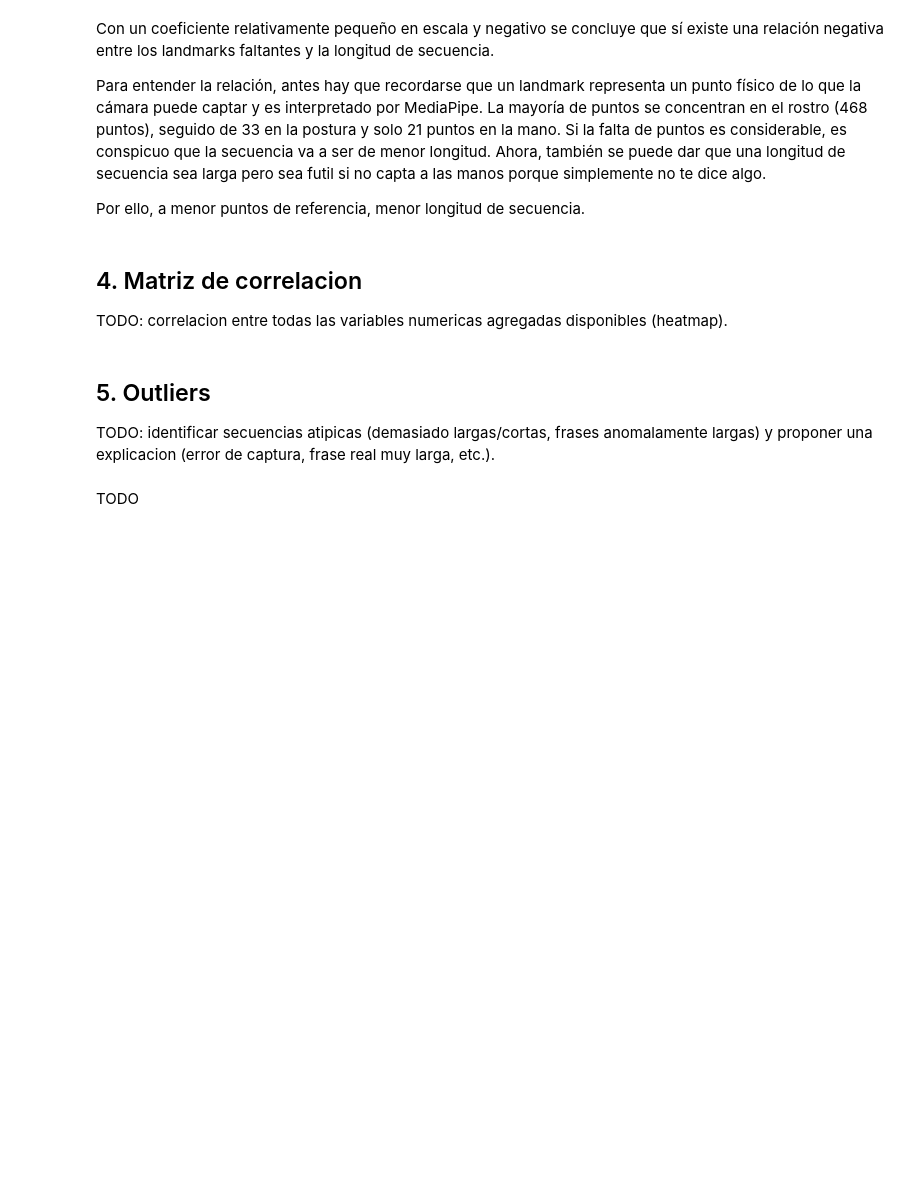
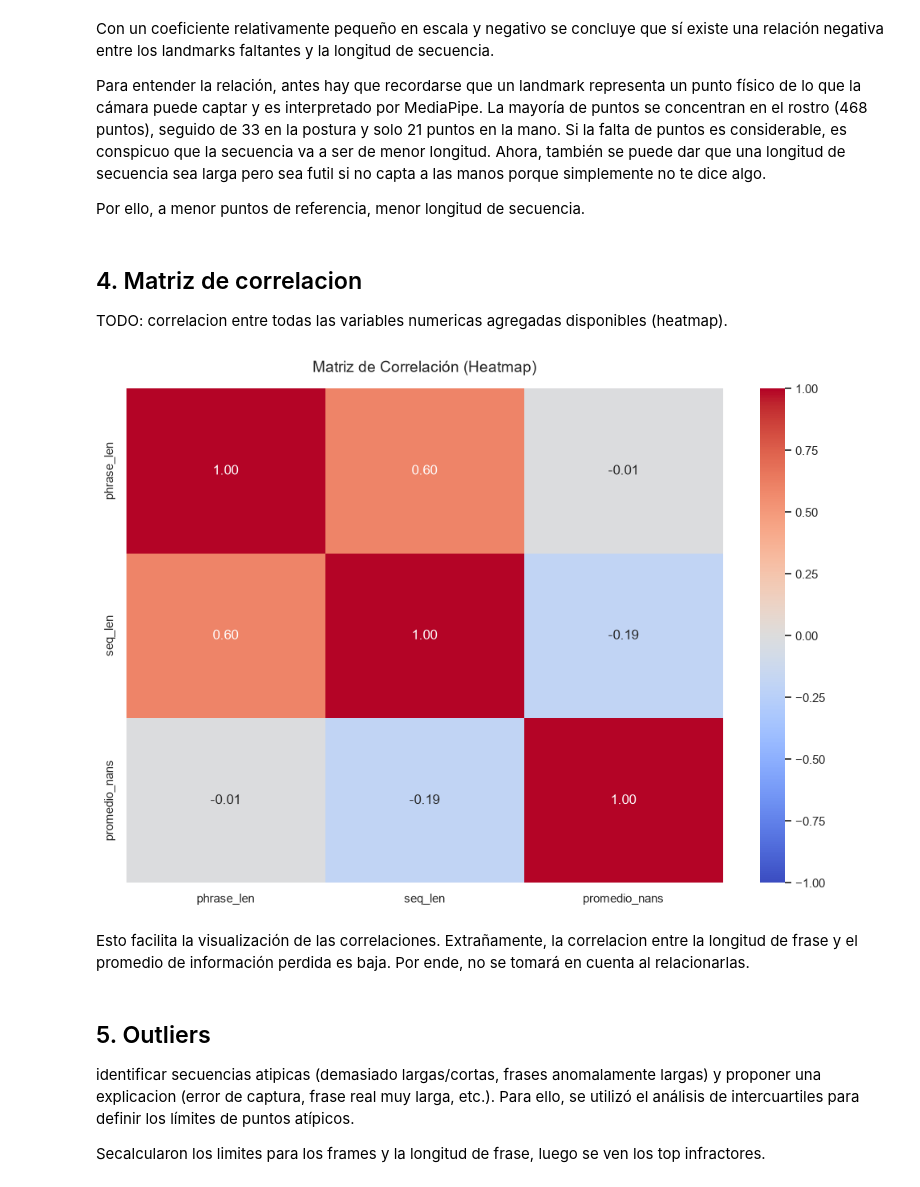
Before and after one commit to DufreyM/CC3084-Proyecto2, a Jupyter notebook: notebooks/04_analisis_bivariado.ipynb, the cells around one changed output. Cells and saved outputs as stored; diff of their text form; code cells hidden in the pictures; blank space fills up the shorter version.

Commit message:
feat: análisis intercuartil de atípicos y matriz de correlacion

```diff
--- a/notebooks/04_analisis_bivariado.ipynb
+++ b/notebooks/04_analisis_bivariado.ipynb
@@ -192,6 +188,35 @@ TODO: correlacion entre todas las variables numericas agregadas disponibles (hea
+# %%
+# Unificar las variables numéricas clave en un solo DataFrame
+
+df_numericas = pd.merge(train_df[["sequence_id", "phrase_len"]], seq_lengths, on="sequence_id")
+df_numericas = pd.merge(df_numericas, nan_counts, on="sequence_id")
+# (excluimos IDs)
+columnas_analisis = ["phrase_len", "seq_len", "promedio_nans"]
+matriz_corr = df_numericas[columnas_analisis].corr()
+
+
+fig, ax = plt.subplots(figsize=(12, 8))
+
+# annot=True muestra los números dentro de los cuadros
+# vmin=-1 y vmax=1 aseguran que la escala de colores sea la correcta para Pearson
+sns.heatmap(matriz_corr, annot=True, cmap="coolwarm", vmin=-1, vmax=1, ax=ax, fmt=".2f")
+# Etiquetas y título
+ax.set_title("Matriz de Correlación (Heatmap)", fontsize=14, pad=15)
+
+
+
+
+# Guardar la figura en la carpeta del proyecto
+fig.savefig(config.ROOT_DIR / "reports" / "figures" / "heatmap_correlacion.png", dpi=150, bbox_inches="tight")
+plt.show()
+# %% [output]
+[figure, added]
+# %% [markdown]
+Esto facilita la visualización de las correlaciones. Extrañamente, la correlacion entre la longitud de frase y el promedio de información perdida es baja. Por ende, no se tomará en cuenta al relacionarlas.
 # %% [markdown]
 ## 5. Outliers
 
-TODO: identificar secuencias atipicas (demasiado largas/cortas, frases anomalamente largas) y proponer una explicacion (error de captura, frase real muy larga, etc.).
+identificar secuencias atipicas (demasiado largas/cortas, frases anomalamente largas) y proponer una explicacion (error de captura, frase real muy larga, etc.).
+Para ello, se utilizó el análisis de intercuartiles para definir los límites de puntos atípicos.
+
+Secalcularon los limites para los frames y la longitud de frase, luego se ven los top infractores.
-# %% [markdown]
-TODO
```
Also changed, not shown: parts of 3 cells of this notebook, 1 other file.
